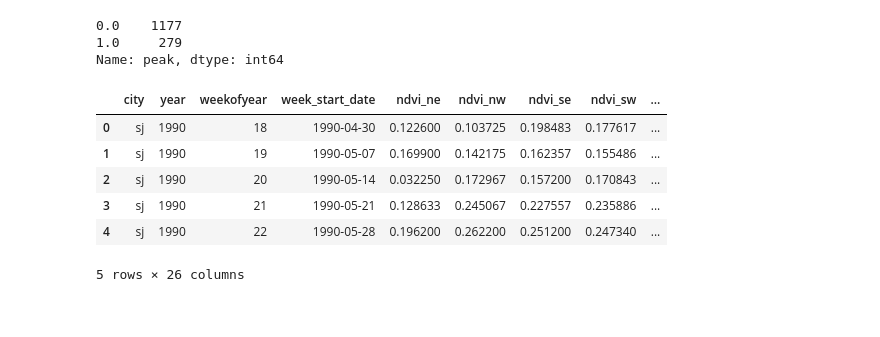
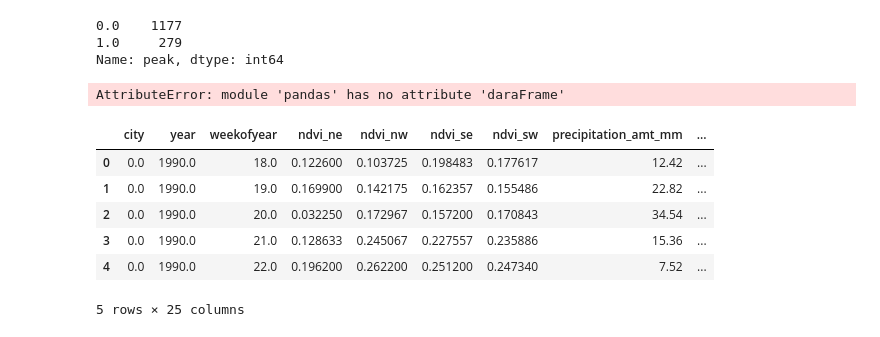
Before and after one commit to m41w4r3exe/dengai-undisease, a Jupyter notebook: presentation.ipynb, the cells around one changed output. Saved outputs shown, nothing was run; the diff lists cells and outputs as text; code cells hidden in the pictures.

```diff
--- a/presentation.ipynb
+++ b/presentation.ipynb
@@ -61,6 +61,7 @@ def add_norm_cases_and_peak_to_df(
     ):
 
     X['total_cases_normalized']=Y['total_cases']
+    X['total_cases']=Y['total_cases']
     cities = X['city'].unique()
     for c in cities:
         ## converting numbers / ratio with inhabitants
@@ -80,28 +81,54 @@ def add_norm_cases_and_peak_to_df(
     X.loc[(X['total_cases_normalized']>=0.1, 'peak')]=1
     X.loc[(X['total_cases_normalized']<0.1, 'peak')]=0
     print(X['peak'].value_counts())
-
     return X
 
-
+# def oversample_smote_X_Y(X, Y, on='peak'):
 ##
 official_trainX = pd.read_csv("./data/dengue_features_train.csv")
 official_trainY = pd.read_csv("./data/dengue_labels_train.csv")
-official_trainX = add_norm_cases_and_peak_to_df(official_trainX, official_trainY)
-official_trainX.head()
+
+combined_X_Y = add_norm_cases_and_peak_to_df(official_trainX, official_trainY)
 # %% [output]
 [figure]
 [figure]
 0.0    1177
 1.0     279
 Name: peak, dtype: int64
+# %%
+####
+combined_X_Y.loc[combined_X_Y['city']=='sj', 'city']=0
+combined_X_Y.loc[combined_X_Y['city']=='iq', 'city']=1
+# %%
+from imblearn.pipeline import make_pipeline
+from imblearn.over_sampling import SMOTE
+from sklearn.compose import ColumnTransformer
+from sklearn.impute import SimpleImputer
+
+resampling_col = combined_X_Y.loc[:, "peak"]
+# dropped_official_trainX = combined_X_Y.drop(columns=["peak", "city", "week_start_date"])
+combined_X_Y = combined_X_Y.drop(columns=["peak", "week_start_date"])
+
+pipe = make_pipeline(
+    SimpleImputer(),
+    SMOTE(sampling_strategy=0.5, random_state=42),
+)
+combined_X_Y.columns
+upsampled_X, upsampled_y = pipe.fit_resample(combined_X_Y, resampling_col)
+upsampled_X_df = pd.dataFrame(upsampled_X, combined_X_Y.columns)
+# %% [output]
+AttributeError: module 'pandas' has no attribute 'daraFrame'
+# %%
+upsampled_X_df = pd.DataFrame(upsampled_X, columns=combined_X_Y.columns)
+from_x_to_y = ['city', 'year', 'weekofyear', 'total_cases']
+upsampled_Y_df = upsampled_X_df[from_x_to_y]
 # %%
-official_trainX.head()
+upsampled_X_df.head()
 # %% [output]
-|  | city | year | weekofyear | week_start_date | ndvi_ne | ndvi_nw | ndvi_se | ndvi_sw | ... |
-| 0 | sj | 1990 | 18 | 1990-04-30 | 0.122600 | 0.103725 | 0.198483 | 0.177617 | ... |
-| 1 | sj | 1990 | 19 | 1990-05-07 | 0.169900 | 0.142175 | 0.162357 | 0.155486 | ... |
-| 2 | sj | 1990 | 20 | 1990-05-14 | 0.032250 | 0.172967 | 0.157200 | 0.170843 | ... |
-| 3 | sj | 1990 | 21 | 1990-05-21 | 0.128633 | 0.245067 | 0.227557 | 0.235886 | ... |
-| 4 | sj | 1990 | 22 | 1990-05-28 | 0.196200 | 0.262200 | 0.251200 | 0.247340 | ... |
+|  | city | year | weekofyear | ndvi_ne | ndvi_nw | ndvi_se | ndvi_sw | precipitation_amt_mm | ... |
+| 0 | 0.0 | 1990.0 | 18.0 | 0.122600 | 0.103725 | 0.198483 | 0.177617 | 12.42 | ... |
+| 1 | 0.0 | 1990.0 | 19.0 | 0.169900 | 0.142175 | 0.162357 | 0.155486 | 22.82 | ... |
+| 2 | 0.0 | 1990.0 | 20.0 | 0.032250 | 0.172967 | 0.157200 | 0.170843 | 34.54 | ... |
+| 3 | 0.0 | 1990.0 | 21.0 | 0.128633 | 0.245067 | 0.227557 | 0.235886 | 15.36 | ... |
+| 4 | 0.0 | 1990.0 | 22.0 | 0.196200 | 0.262200 | 0.251200 | 0.247340 | 7.52 | ... |
-5 rows × 26 columns
+5 rows × 25 columns
```
Also changed, not shown: parts of 4 cells of this notebook, 3 other files.
